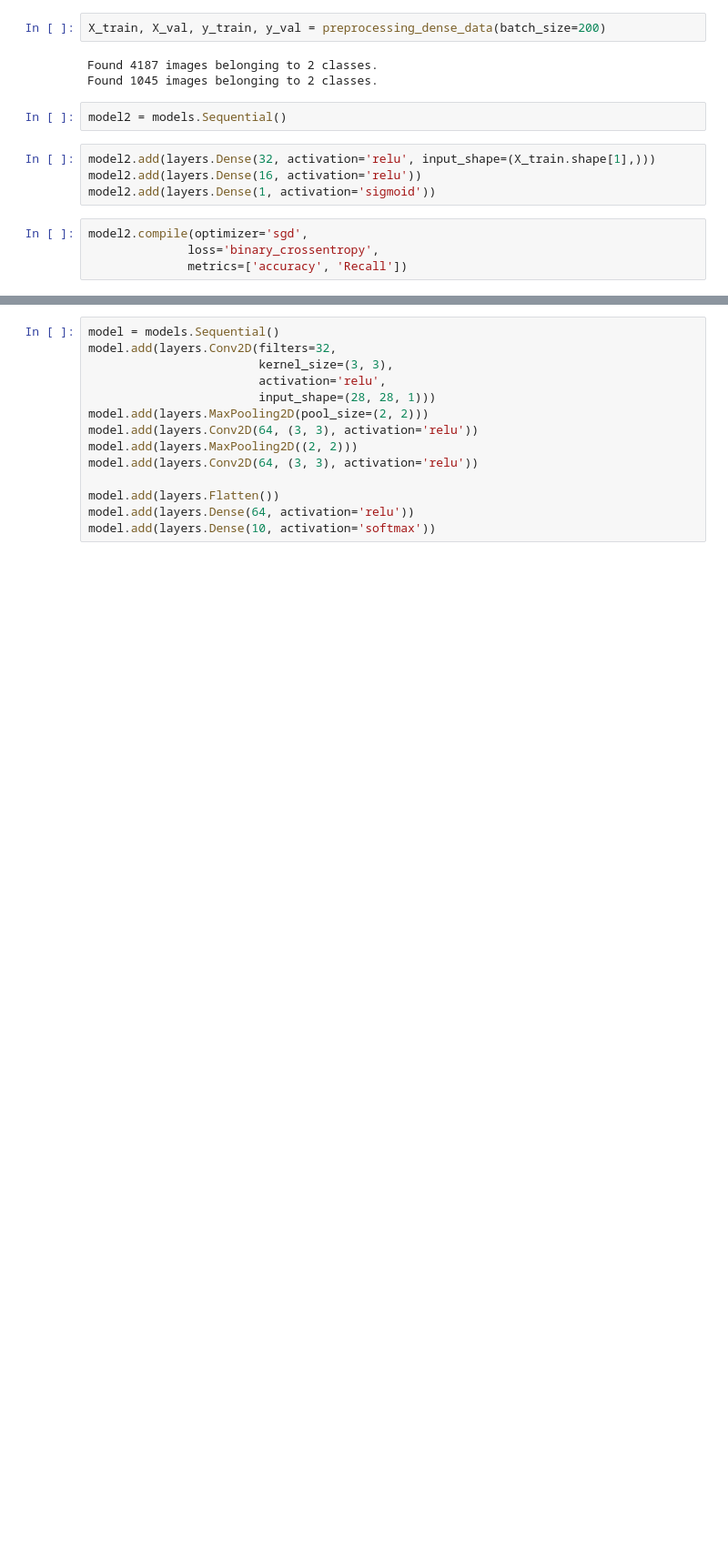
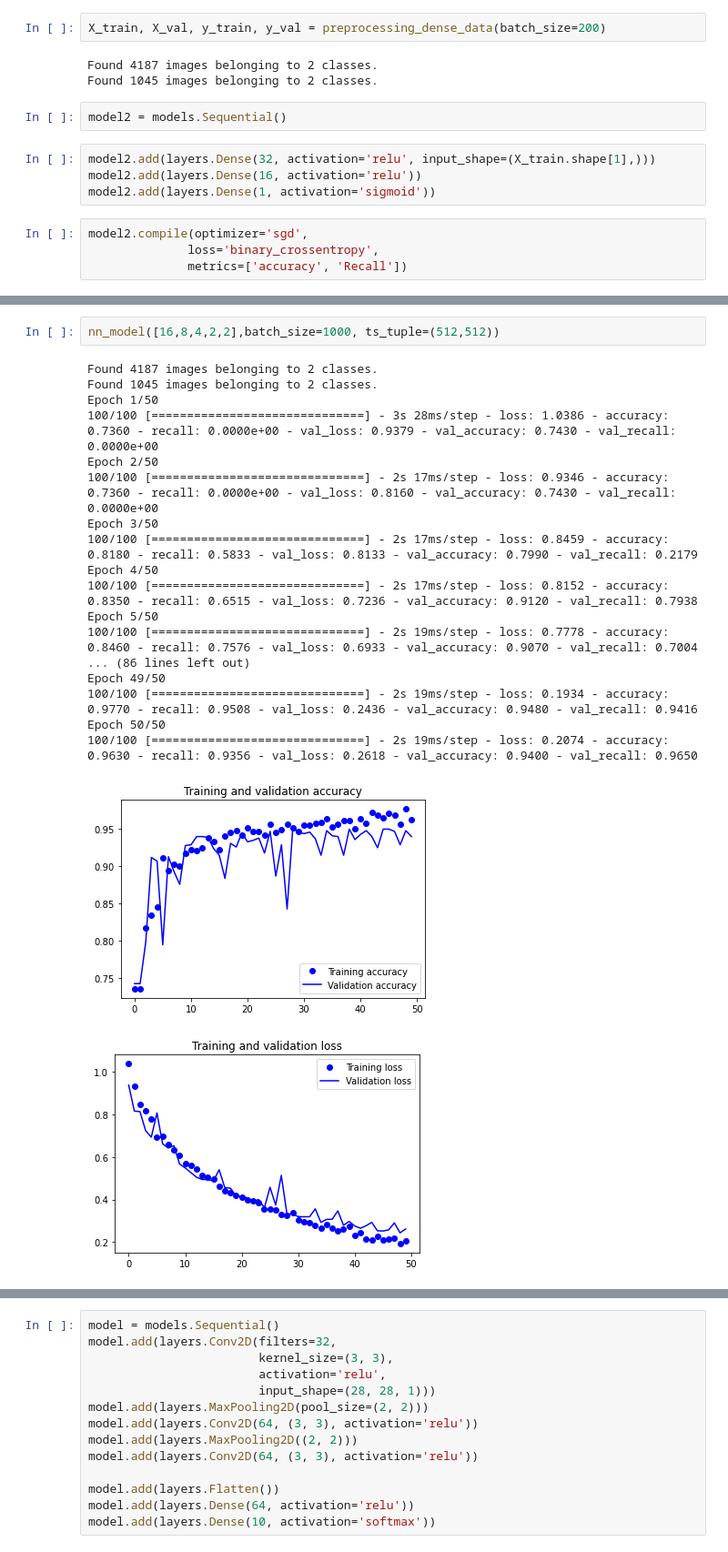
Before and after one commit to ericdnbn/image_classifier_pneumonia, a Jupyter notebook: Eric–nn_classifier_colab_notebook.ipynb, the cells around one changed output, grey strips where cells are left out. Shown at 91% size. Cells and saved outputs as stored; diff of their text form; blank space fills up the shorter version.

```diff
--- a/Eric–nn_classifier_colab_notebook.ipynb
+++ b/Eric–nn_classifier_colab_notebook.ipynb
@@ -489,0 +614,22 @@ nn_model([32,16,8],batch_size=1000)
+# %%
+nn_model([16,8,4,2,2],batch_size=1000, ts_tuple=(512,512))
+# %% [output]
+Found 4187 images belonging to 2 classes.
+Found 1045 images belonging to 2 classes.
+Epoch 1/50
+100/100 [==============================] - 3s 28ms/step - loss: 1.0386 - accuracy: 0.7360 - recall: 0.0000e+00 - val_loss: 0.9379 - val_accuracy: 0.7430 - val_recall: 0.0000e+00
+Epoch 2/50
+100/100 [==============================] - 2s 17ms/step - loss: 0.9346 - accuracy: 0.7360 - recall: 0.0000e+00 - val_loss: 0.8160 - val_accuracy: 0.7430 - val_recall: 0.0000e+00
+Epoch 3/50
+100/100 [==============================] - 2s 17ms/step - loss: 0.8459 - accuracy: 0.8180 - recall: 0.5833 - val_loss: 0.8133 - val_accuracy: 0.7990 - val_recall: 0.2179
+Epoch 4/50
+100/100 [==============================] - 2s 17ms/step - loss: 0.8152 - accuracy: 0.8350 - recall: 0.6515 - val_loss: 0.7236 - val_accuracy: 0.9120 - val_recall: 0.7938
+Epoch 5/50
+100/100 [==============================] - 2s 19ms/step - loss: 0.7778 - accuracy: 0.8460 - recall: 0.7576 - val_loss: 0.6933 - val_accuracy: 0.9070 - val_recall: 0.7004
+... (86 lines left out)
+Epoch 49/50
+100/100 [==============================] - 2s 19ms/step - loss: 0.1934 - accuracy: 0.9770 - recall: 0.9508 - val_loss: 0.2436 - val_accuracy: 0.9480 - val_recall: 0.9416
+Epoch 50/50
+100/100 [==============================] - 2s 19ms/step - loss: 0.2074 - accuracy: 0.9630 - recall: 0.9356 - val_loss: 0.2618 - val_accuracy: 0.9400 - val_recall: 0.9650
+[figure, added]
+[figure, added]
```
Also changed, not shown: parts of 19 cells of this notebook, 2 other files.
